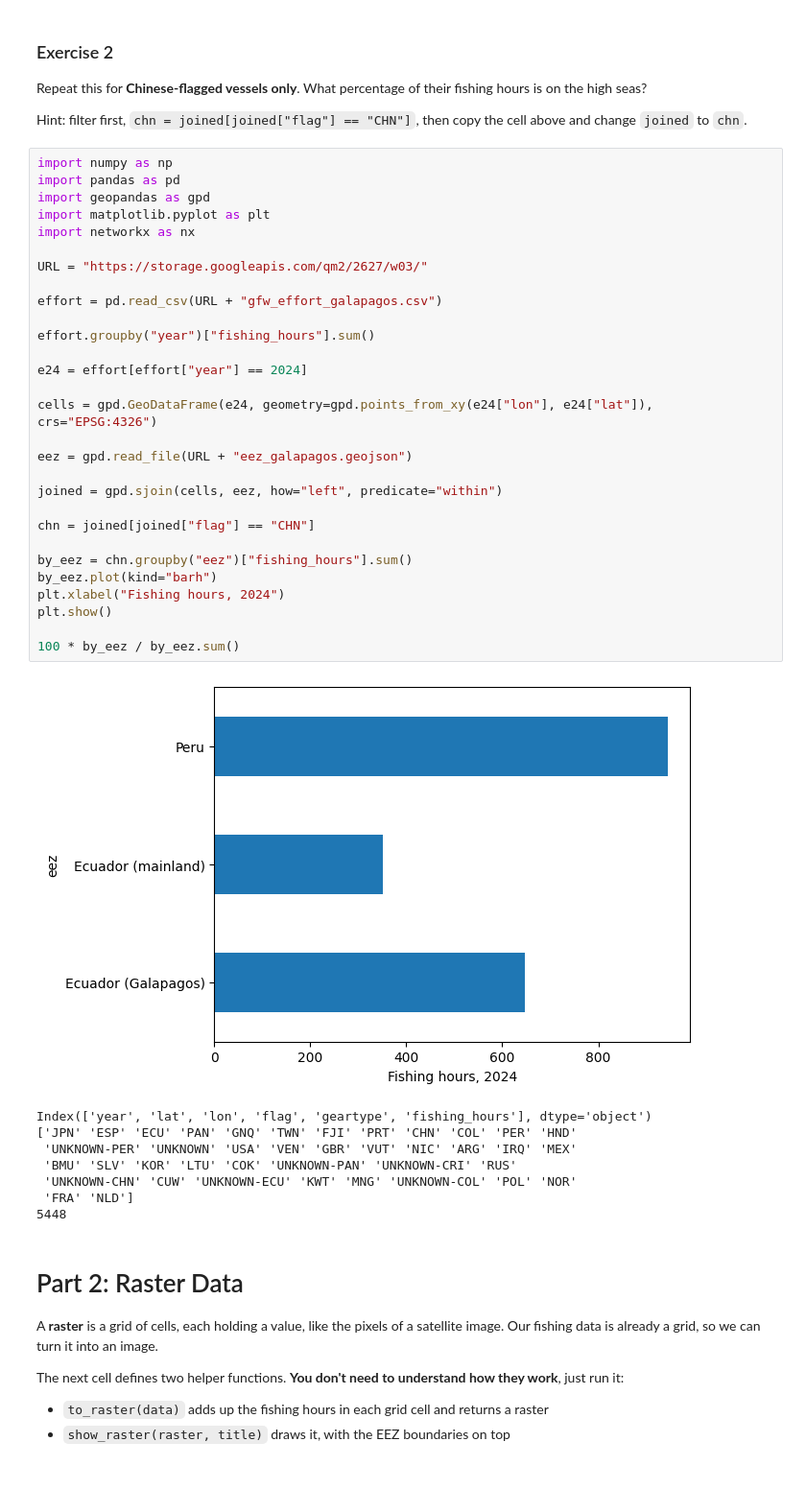
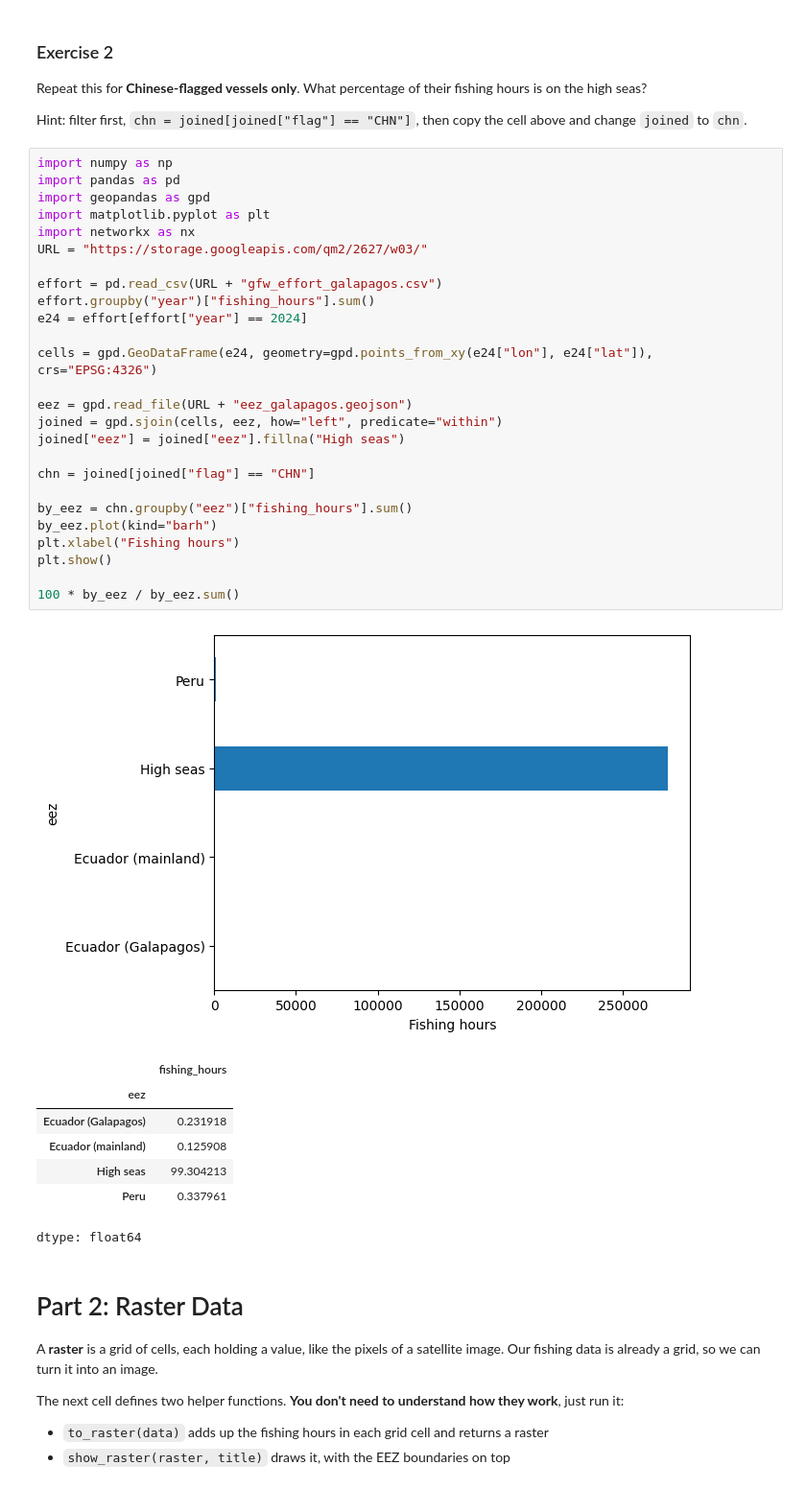
Before and after one commit to lilylee987/QM2, a Jupyter notebook: notebooks/W03. Spatial Data.ipynb, the cells around one changed output. Shown at 96% size. Drawn from its saved outputs; the diff is of its cells as text.

```diff
--- a/notebooks/W03. Spatial Data.ipynb
+++ b/notebooks/W03. Spatial Data.ipynb
@@ -174,41 +174,38 @@ Hint: filter first, `chn = joined[joined["flag"] == "CHN"]`, then copy the cell
 # %%
 import numpy as np
 import pandas as pd
 import geopandas as gpd
 import matplotlib.pyplot as plt
 import networkx as nx
-
 URL = "https://storage.googleapis.com/qm2/2627/w03/"
 
 effort = pd.read_csv(URL + "gfw_effort_galapagos.csv")
-
 effort.groupby("year")["fishing_hours"].sum()
-
 e24 = effort[effort["year"] == 2024]
 
 cells = gpd.GeoDataFrame(e24, geometry=gpd.points_from_xy(e24["lon"], e24["lat"]), crs="EPSG:4326")
 
 eez = gpd.read_file(URL + "eez_galapagos.geojson")
-
 joined = gpd.sjoin(cells, eez, how="left", predicate="within")
+joined["eez"] = joined["eez"].fillna("High seas")
 
 chn = joined[joined["flag"] == "CHN"]
 
 by_eez = chn.groupby("eez")["fishing_hours"].sum()
 by_eez.plot(kind="barh")
-plt.xlabel("Fishing hours, 2024")
+plt.xlabel("Fishing hours")
 plt.show()
 
 100 * by_eez / by_eez.sum()
 # %% [output]
-[figure, old version]
+[figure, new version]
+|  | fishing_hours |
+| eez |  |
+| Ecuador (Galapagos) | 0.231918 |
+| Ecuador (mainland) | 0.125908 |
+| High seas | 99.304213 |
+| Peru | 0.337961 |
-Index(['year', 'lat', 'lon', 'flag', 'geartype', 'fishing_hours'], dtype='object')
-['JPN' 'ESP' 'ECU' 'PAN' 'GNQ' 'TWN' 'FJI' 'PRT' 'CHN' 'COL' 'PER' 'HND'
- 'UNKNOWN-PER' 'UNKNOWN' 'USA' 'VEN' 'GBR' 'VUT' 'NIC' 'ARG' 'IRQ' 'MEX'
- 'BMU' 'SLV' 'KOR' 'LTU' 'COK' 'UNKNOWN-PAN' 'UNKNOWN-CRI' 'RUS'
- 'UNKNOWN-CHN' 'CUW' 'UNKNOWN-ECU' 'KWT' 'MNG' 'UNKNOWN-COL' 'POL' 'NOR'
- 'FRA' 'NLD']
-5448
+dtype: float64
 # %% [markdown]
 # Part 2: Raster Data
 
```
